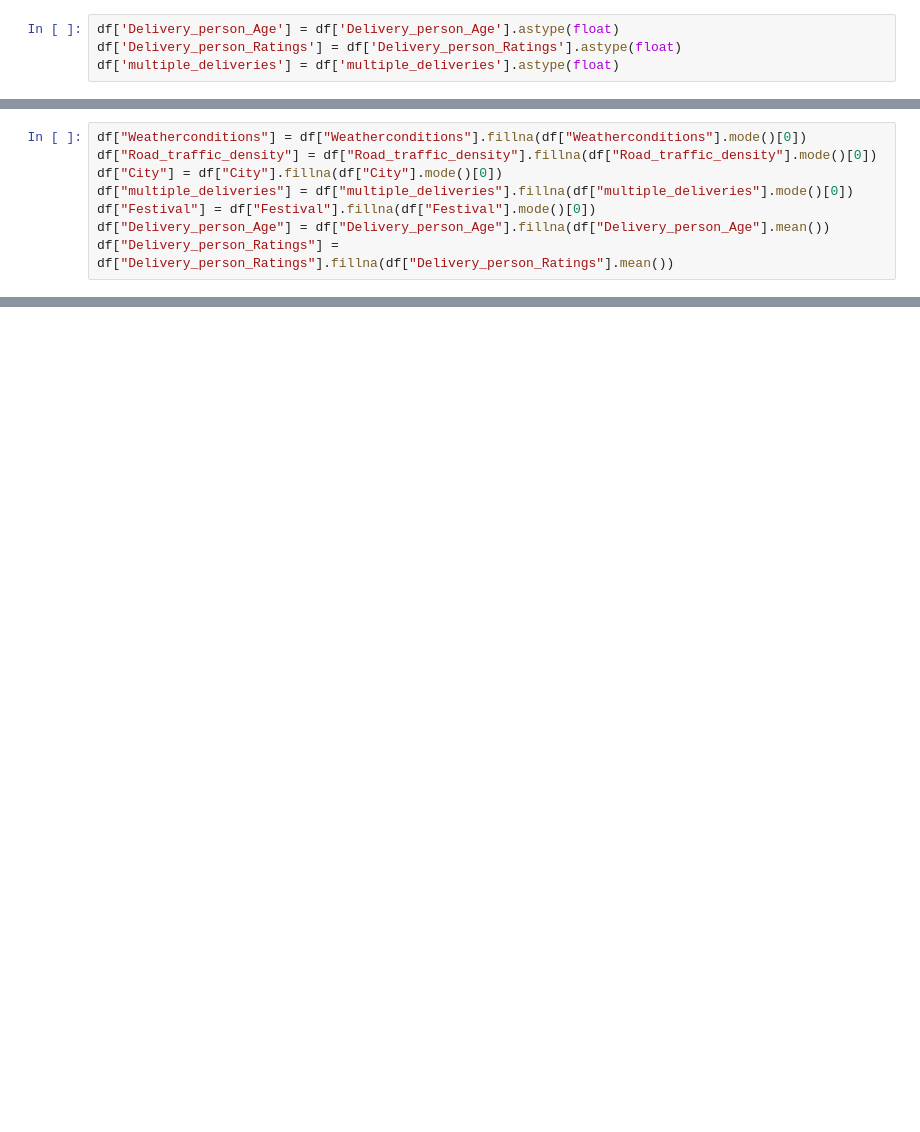
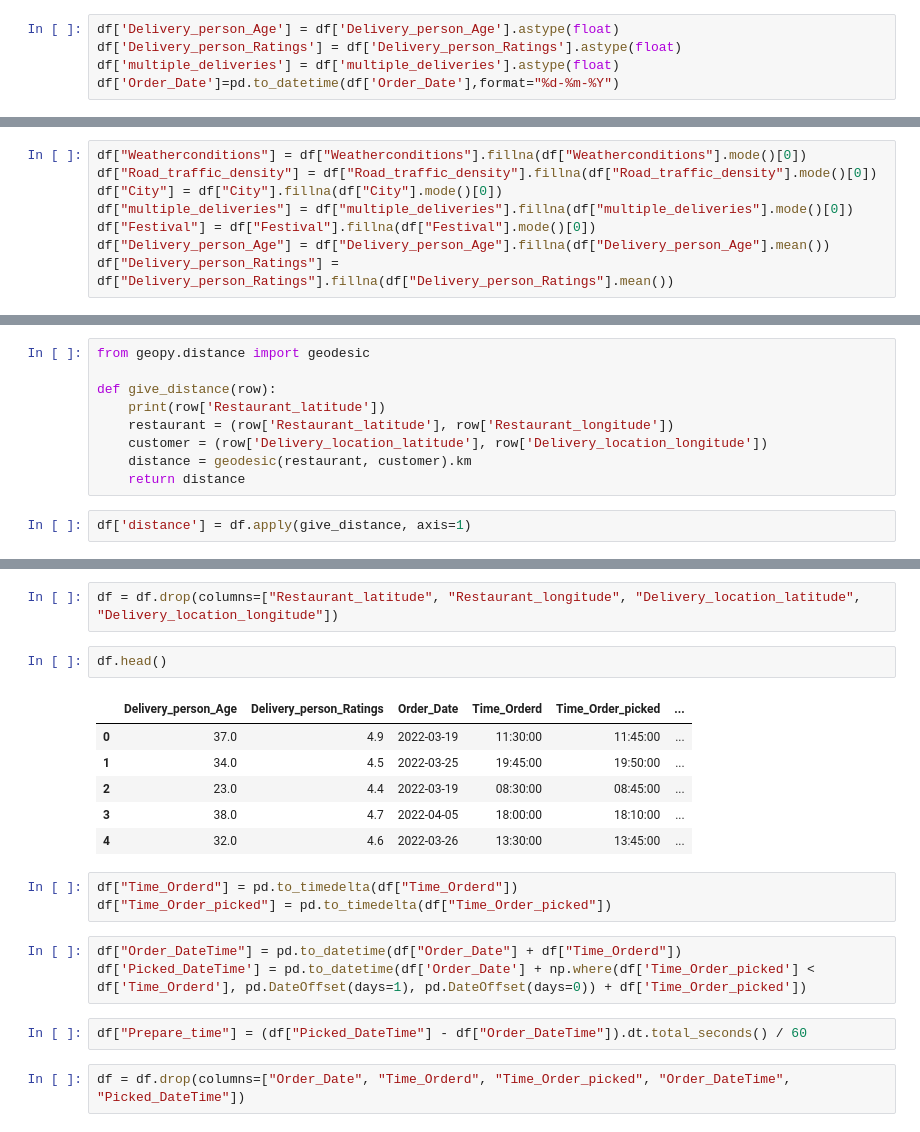
Before and after one commit to HRS0986/food-delivery-time-prediction, a Jupyter notebook: notebook.ipynb, the cells around one changed output, grey strips where cells are left out. Drawn from its saved outputs; the diff is of its cells as text; blank space fills up the shorter version.

```diff
--- a/notebook.ipynb
+++ b/notebook.ipynb
@@ -51,6 +51,7 @@ False
 df['Delivery_person_Age'] = df['Delivery_person_Age'].astype(float)
 df['Delivery_person_Ratings'] = df['Delivery_person_Ratings'].astype(float)
 df['multiple_deliveries'] = df['multiple_deliveries'].astype(float)
+df['Order_Date']=pd.to_datetime(df['Order_Date'],format="%d-%m-%Y")
 # %%
 for col in df.columns:
     print(col, df[col].value_counts())
@@ -128,0 +139,11 @@ df["Delivery_person_Ratings"] = df["Delivery_person_Ratings"].fillna(df["Deliver
+# %%
+from geopy.distance import geodesic
+
+def give_distance(row):
+    print(row['Restaurant_latitude'])
+    restaurant = (row['Restaurant_latitude'], row['Restaurant_longitude'])
+    customer = (row['Delivery_location_latitude'], row['Delivery_location_longitude'])
+    distance = geodesic(restaurant, customer).km
+    return distance
+# %%
+df['distance'] = df.apply(give_distance, axis=1)
@@ -128,0 +177,21 @@ df["Delivery_person_Ratings"] = df["Delivery_person_Ratings"].fillna(df["Deliver
+# %%
+df = df.drop(columns=["Restaurant_latitude", "Restaurant_longitude", "Delivery_location_latitude", "Delivery_location_longitude"])
+# %%
+df.head()
+# %% [output]
+|  | Delivery_person_Age | Delivery_person_Ratings | Order_Date | Time_Orderd | Time_Order_picked | ... |
+| 0 | 37.0 | 4.9 | 2022-03-19 | 11:30:00 | 11:45:00 | ... |
+| 1 | 34.0 | 4.5 | 2022-03-25 | 19:45:00 | 19:50:00 | ... |
+| 2 | 23.0 | 4.4 | 2022-03-19 | 08:30:00 | 08:45:00 | ... |
+| 3 | 38.0 | 4.7 | 2022-04-05 | 18:00:00 | 18:10:00 | ... |
+| 4 | 32.0 | 4.6 | 2022-03-26 | 13:30:00 | 13:45:00 | ... |
+# %%
+df["Time_Orderd"] = pd.to_timedelta(df["Time_Orderd"])
+df["Time_Order_picked"] = pd.to_timedelta(df["Time_Order_picked"])
+# %%
+df["Order_DateTime"] = pd.to_datetime(df["Order_Date"] + df["Time_Orderd"])
+df['Picked_DateTime'] = pd.to_datetime(df['Order_Date'] + np.where(df['Time_Order_picked'] < df['Time_Orderd'], pd.DateOffset(days=1), pd.DateOffset(days=0)) + df['Time_Order_picked'])
+# %%
+df["Prepare_time"] = (df["Picked_DateTime"] - df["Order_DateTime"]).dt.total_seconds() / 60
+# %%
+df = df.drop(columns=["Order_Date", "Time_Orderd", "Time_Order_picked", "Order_DateTime", "Picked_DateTime"])
```
Also changed, not shown: parts of 9 cells of this notebook, 2 other files.
